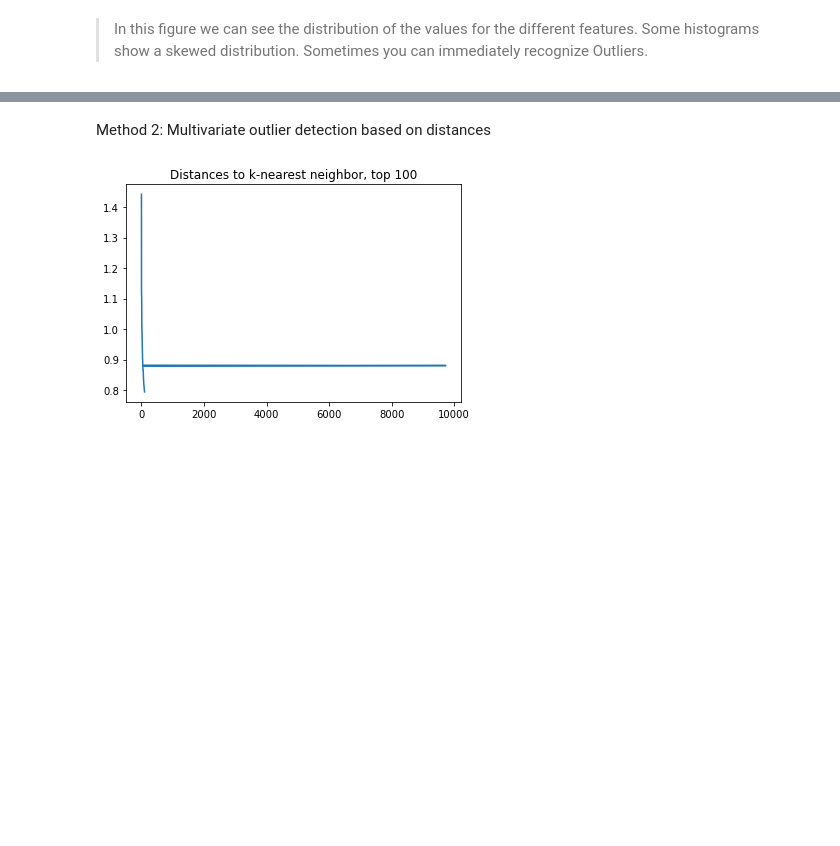
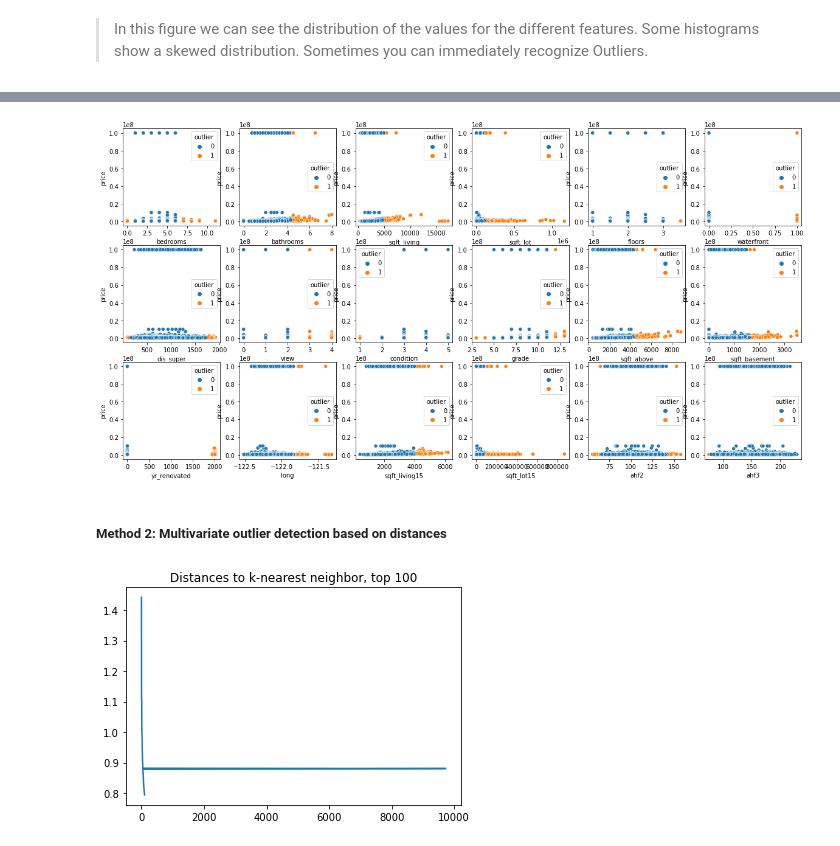
Before and after one commit to robring/advancedDatascience_CaseStudy, a Jupyter notebook: 02_Modeling.ipynb, the cells around one changed output, grey strips where cells are left out. Cells and saved outputs as stored; diff of their text form; code cells hidden in the pictures; blank space fills up the shorter version.

```diff
--- a/02_Modeling.ipynb
+++ b/02_Modeling.ipynb
@@ -181,3 +225,26 @@ view: 559 potential outliers detected
+# %%
+# print(len(outliers_plot_dict))
+# fig, ax = plt.subplots(1,len(outliers_plot_dict), figsize=(20,20))
+# i=0
+# for key, value in outliers_plot_dict.items():
+#     print(key)
+#     print(value)
+#     ax[i].plot(value['price'], value[key], 'o')
+#     ax[i].set_xlabel(key)
+#     ax[i].set_title('price')
+#     #sns.scatterplot(data=value, x=key, y="price", hue="outlier")
+#     i+=1
+# plt.show()
+
+fig = plt.figure(figsize=(20,10))
+i=1
+for key, value in outliers_plot_dict.items():
+    plt.subplot(3,6,i)
+    sns.scatterplot(data=value, x=key, y="price", hue="outlier")
+    i+=1
+plt.show()
+# %% [output]
+[figure, added]
 # %% [markdown]
-Method 2: Multivariate outlier detection based on distances
+##### Method 2: Multivariate outlier detection based on distances
 # %%
```
Also changed, not shown: parts of 22 cells of this notebook, 1 other file.
